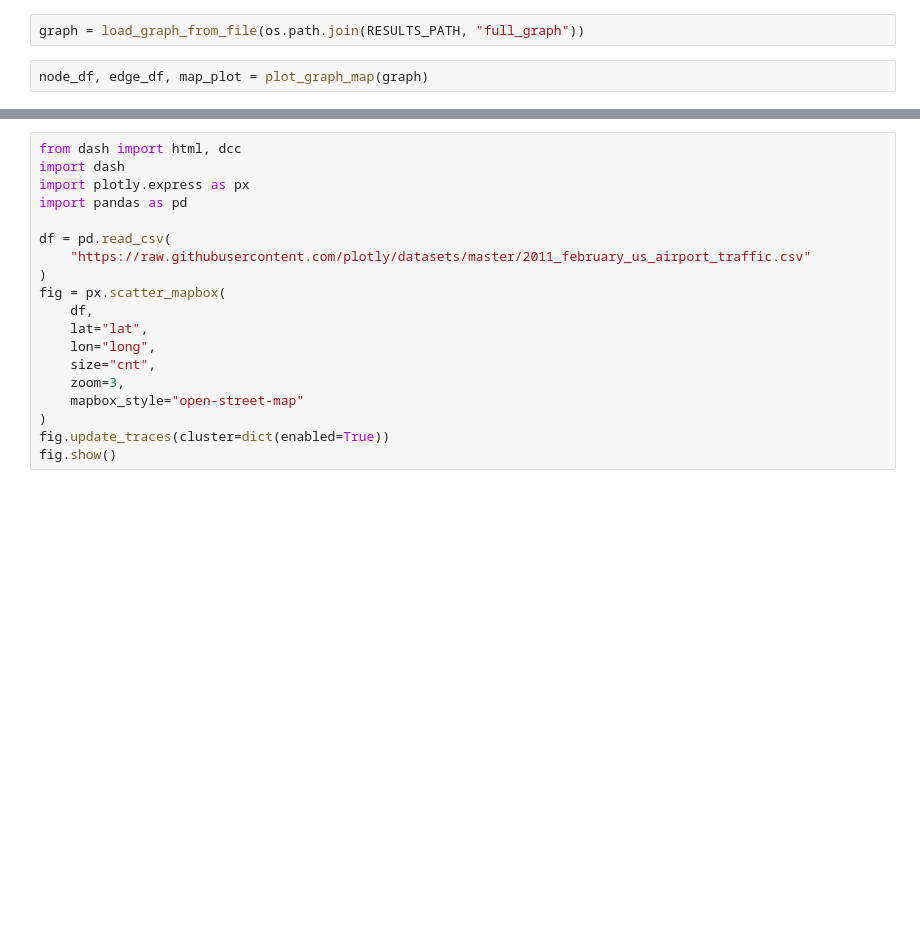
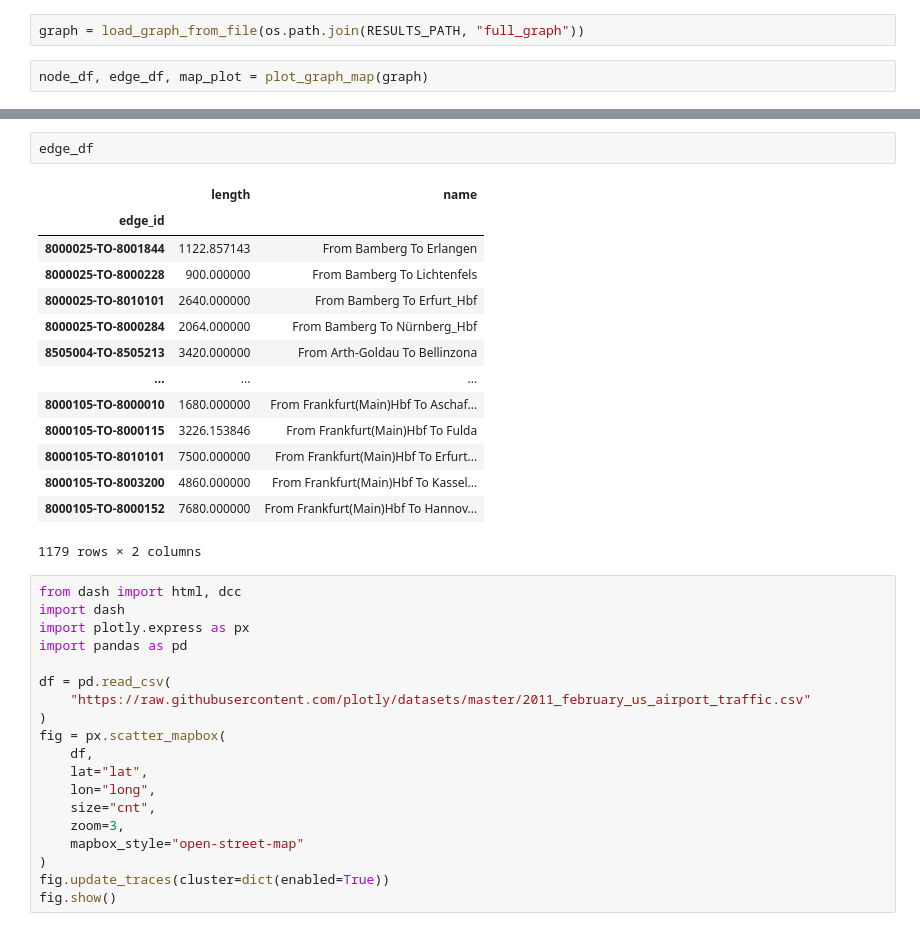
Before and after one commit to LucaPoli59/Da_TrNet, a Jupyter notebook: others_notebooks/tests.ipynb, the cells around one changed output, grey strips where cells are left out. Saved outputs shown, nothing was run; the diff lists cells and outputs as text; blank space fills up the shorter version.

```diff
--- a/others_notebooks/tests.ipynb
+++ b/others_notebooks/tests.ipynb
@@ -15,3 +32,20 @@ node_df, edge_df, map_plot = plot_graph_map(graph)
+# %%
+edge_df
+# %% [output]
+|  | length | name |
+| edge_id |  |  |
+| 8000025-TO-8001844 | 1122.857143 | From Bamberg To Erlangen |
+| 8000025-TO-8000228 | 900.000000 | From Bamberg To Lichtenfels |
+| 8000025-TO-8010101 | 2640.000000 | From Bamberg To Erfurt_Hbf |
+| 8000025-TO-8000284 | 2064.000000 | From Bamberg To Nürnberg_Hbf |
+| 8505004-TO-8505213 | 3420.000000 | From Arth-Goldau To Bellinzona |
+| ... | ... | ... |
+| 8000105-TO-8000010 | 1680.000000 | From Frankfurt(Main)Hbf To Aschaf... |
+| 8000105-TO-8000115 | 3226.153846 | From Frankfurt(Main)Hbf To Fulda |
+| 8000105-TO-8010101 | 7500.000000 | From Frankfurt(Main)Hbf To Erfurt... |
+| 8000105-TO-8003200 | 4860.000000 | From Frankfurt(Main)Hbf To Kassel... |
+| 8000105-TO-8000152 | 7680.000000 | From Frankfurt(Main)Hbf To Hannov... |
+1179 rows × 2 columns
 # %%
 from dash import html, dcc
 import dash
```
Also changed, not shown: parts of 1 cell of this notebook, 8 other files.
